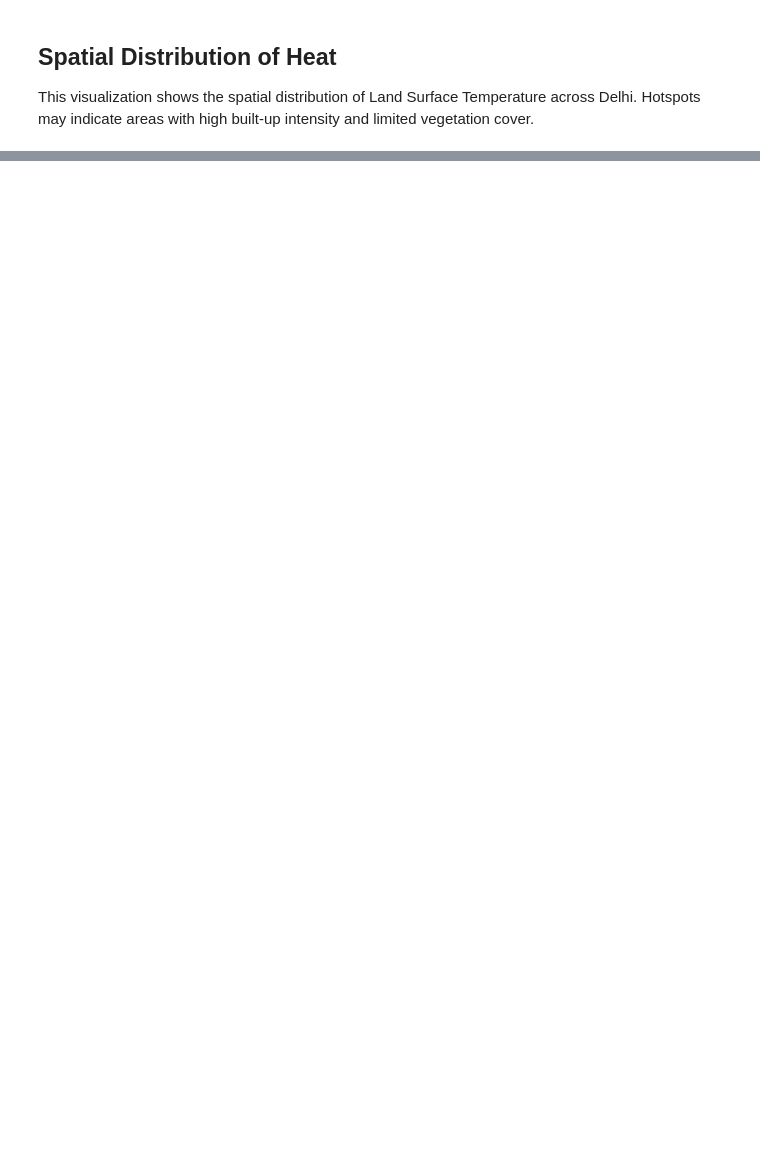
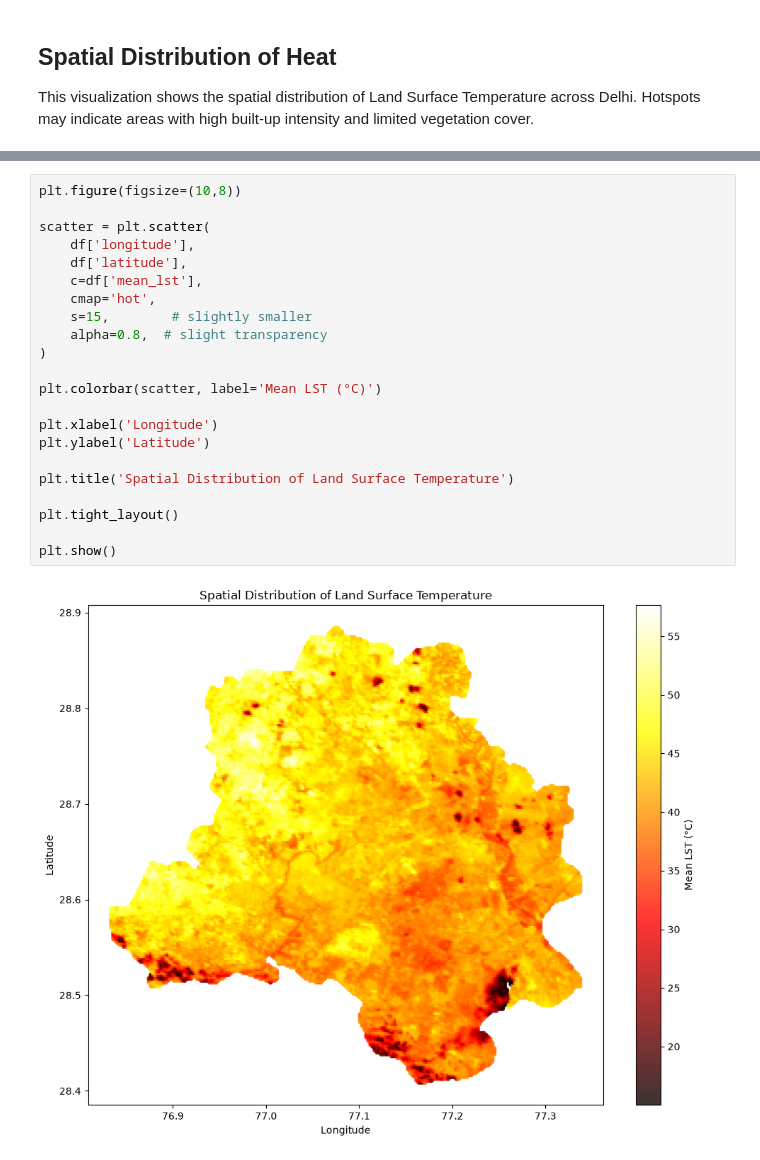
Before and after one commit to beastb728/urban-heat-decision-intelligence, a Jupyter notebook: notebooks/01_eda.ipynb, the cells around one changed output, grey strips where cells are left out. Cells and saved outputs as stored; diff of their text form; blank space fills up the shorter version.

```diff
--- a/notebooks/01_eda.ipynb
+++ b/notebooks/01_eda.ipynb
@@ -216,0 +201,24 @@ Index(['mean_lst', 'mean_ndbi', 'mean_ndvi'], dtype='str')
+# %%
+plt.figure(figsize=(10,8))
+
+scatter = plt.scatter(
+    df['longitude'],
+    df['latitude'],
+    c=df['mean_lst'],
+    cmap='hot',
+    s=15,        # slightly smaller
+    alpha=0.8,  # slight transparency
+)
+
+plt.colorbar(scatter, label='Mean LST (°C)')
+
+plt.xlabel('Longitude')
+plt.ylabel('Latitude')
+
+plt.title('Spatial Distribution of Land Surface Temperature')
+
+plt.tight_layout()
+
+plt.show()
+# %% [output]
+[figure, added]
```
Also changed, not shown: parts of 15 cells of this notebook, 6 other files.
